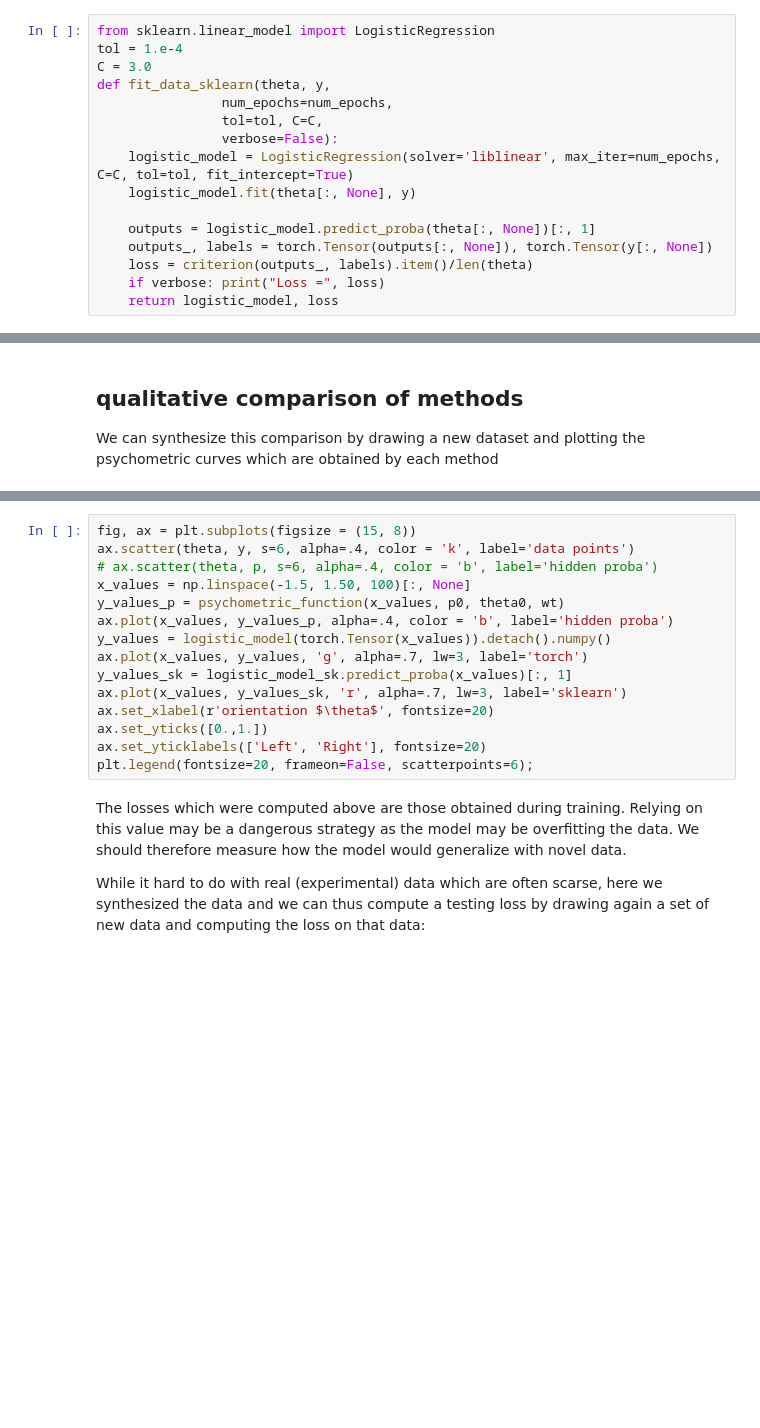
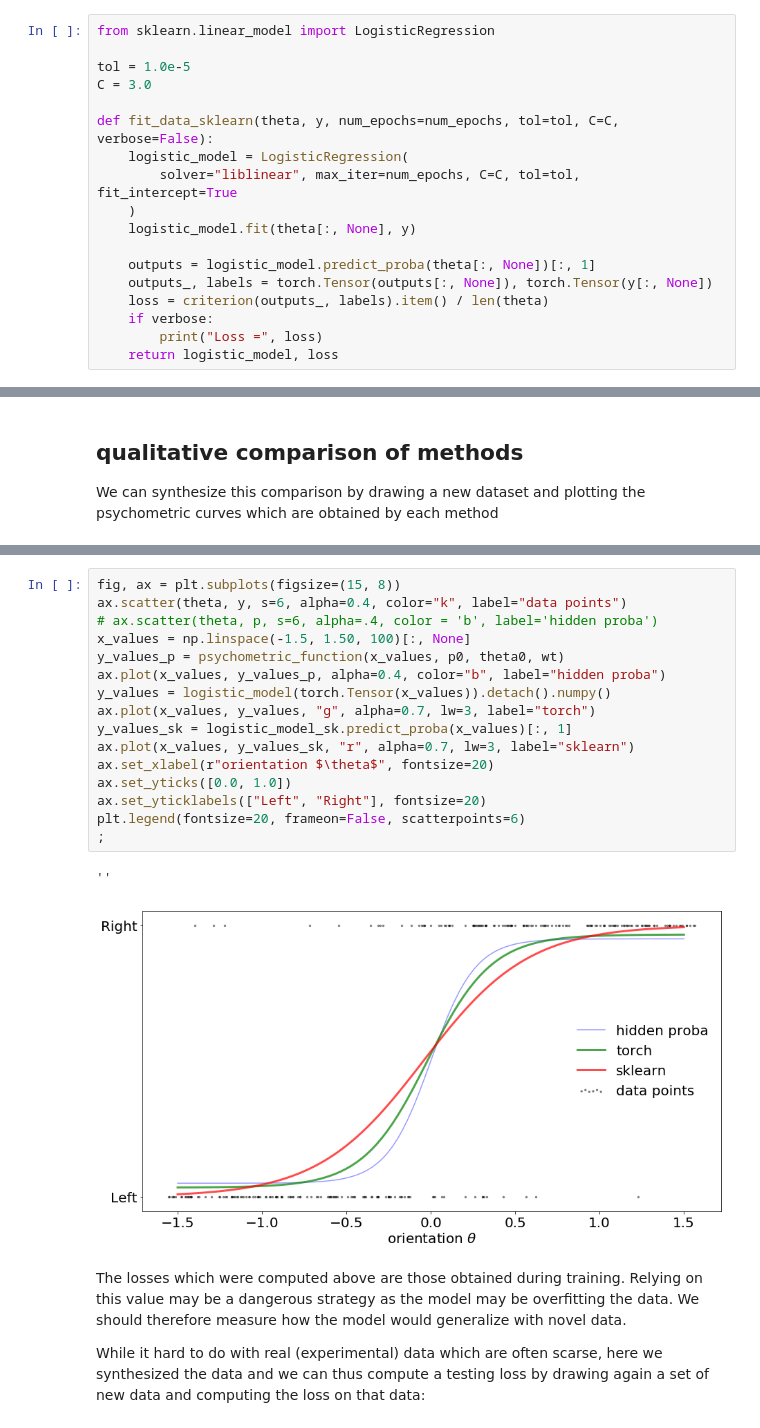
Before and after one commit to jennafradin/MSc-Internship, a Jupyter notebook: Notebooks/W13/10_theory-fitting_psychometric.ipynb, the cells around one changed output, grey strips where cells are left out. Saved outputs shown, nothing was run; the diff lists cells and outputs as text; blank space fills up the shorter version.

```diff
--- a/Notebooks/W13/10_theory-fitting_psychometric.ipynb
+++ b/Notebooks/W13/10_theory-fitting_psychometric.ipynb
@@ -189,19 +198,21 @@ logistic_model, loss = fit_data(theta, y, verbose=False)
 let's do the same thing with `sklearn`:
 # %%
 from sklearn.linear_model import LogisticRegression
-tol = 1.e-4
+
+tol = 1.0e-5
 C = 3.0
-def fit_data_sklearn(theta, y,
-                num_epochs=num_epochs,
-                tol=tol, C=C,
-                verbose=False):
-    logistic_model = LogisticRegression(solver='liblinear', max_iter=num_epochs, C=C, tol=tol, fit_intercept=True)
+
+def fit_data_sklearn(theta, y, num_epochs=num_epochs, tol=tol, C=C, verbose=False):
+    logistic_model = LogisticRegression(
+        solver="liblinear", max_iter=num_epochs, C=C, tol=tol, fit_intercept=True
+    )
     logistic_model.fit(theta[:, None], y)
 
     outputs = logistic_model.predict_proba(theta[:, None])[:, 1]
     outputs_, labels = torch.Tensor(outputs[:, None]), torch.Tensor(y[:, None])
-    loss = criterion(outputs_, labels).item()/len(theta)
-    if verbose: print("Loss =", loss)
+    loss = criterion(outputs_, labels).item() / len(theta)
+    if verbose:
+        print("Loss =", loss)
     return logistic_model, loss
 # %%
 logistic_model_sk, loss = fit_data_sklearn(theta, y, verbose=True)
@@ -237,18 +259,22 @@ print(f'Training sklearn loss = {loss_sk:.3f}')
 # %%
-fig, ax = plt.subplots(figsize = (15, 8))
-ax.scatter(theta, y, s=6, alpha=.4, color = 'k', label='data points')
+fig, ax = plt.subplots(figsize=(15, 8))
+ax.scatter(theta, y, s=6, alpha=0.4, color="k", label="data points")
 # ax.scatter(theta, p, s=6, alpha=.4, color = 'b', label='hidden proba')
 x_values = np.linspace(-1.5, 1.50, 100)[:, None]
 y_values_p = psychometric_function(x_values, p0, theta0, wt)
-ax.plot(x_values, y_values_p, alpha=.4, color = 'b', label='hidden proba')
+ax.plot(x_values, y_values_p, alpha=0.4, color="b", label="hidden proba")
 y_values = logistic_model(torch.Tensor(x_values)).detach().numpy()
-ax.plot(x_values, y_values, 'g', alpha=.7, lw=3, label='torch')
+ax.plot(x_values, y_values, "g", alpha=0.7, lw=3, label="torch")
 y_values_sk = logistic_model_sk.predict_proba(x_values)[:, 1]
-ax.plot(x_values, y_values_sk, 'r', alpha=.7, lw=3, label='sklearn')
-ax.set_xlabel(r'orientation $\theta$', fontsize=20)
-ax.set_yticks([0.,1.])
-ax.set_yticklabels(['Left', 'Right'], fontsize=20)
-plt.legend(fontsize=20, frameon=False, scatterpoints=6);
+ax.plot(x_values, y_values_sk, "r", alpha=0.7, lw=3, label="sklearn")
+ax.set_xlabel(r"orientation $\theta$", fontsize=20)
+ax.set_yticks([0.0, 1.0])
+ax.set_yticklabels(["Left", "Right"], fontsize=20)
+plt.legend(fontsize=20, frameon=False, scatterpoints=6)
+;
+# %% [output]
+''
+[figure, added]
 # %% [markdown]
 The losses which were computed above are those obtained during training. Relying on this value may be a dangerous strategy as the model may be overfitting the data. We should therefore measure how the model would generalize with novel data.
 
```
Also changed, not shown: parts of 52 cells of this notebook.
